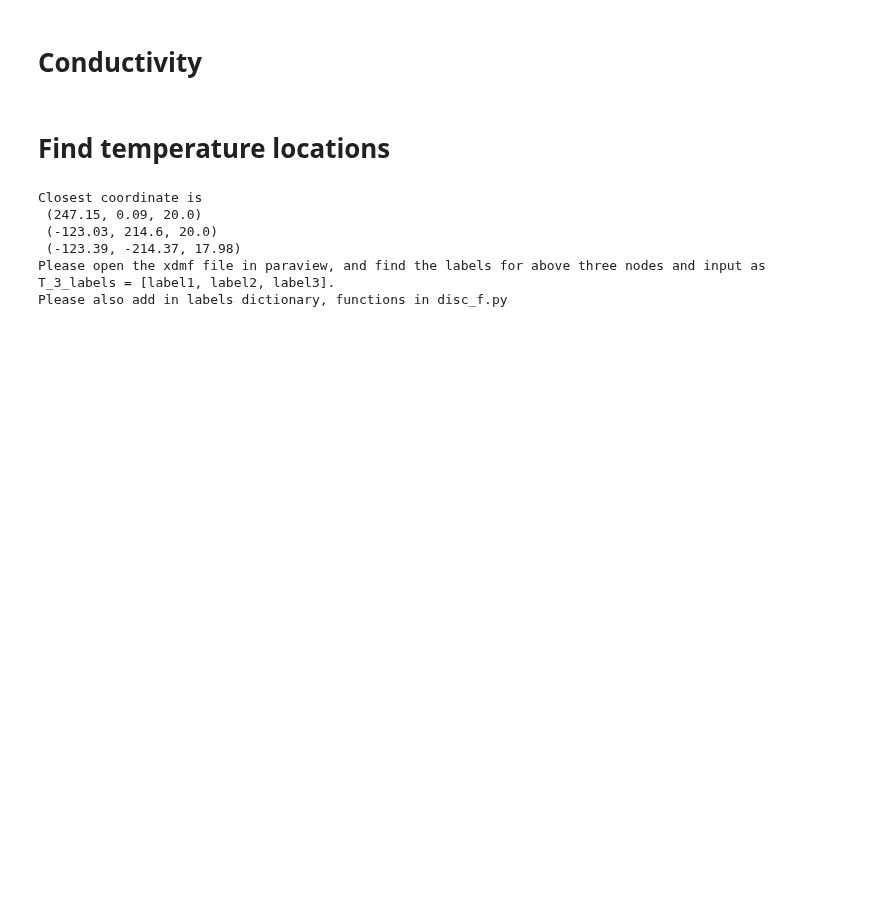
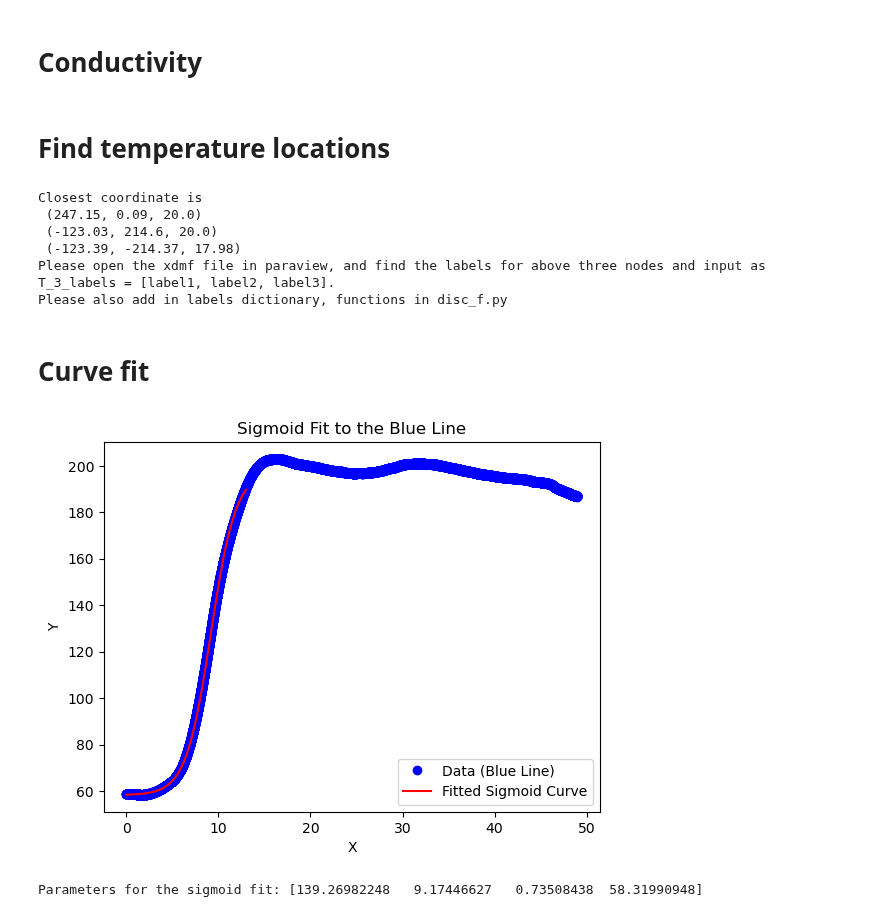
Before and after one commit to yanjun96/thermal_mechanics_fenicsx, a Jupyter notebook: Fun_practice.ipynb, the cells around one changed output. Cells and saved outputs as stored; diff of their text form; code cells hidden in the pictures; blank space fills up the shorter version.

```diff
--- a/Fun_practice.ipynb
+++ b/Fun_practice.ipynb
@@ -746,3 +746,45 @@ Closest coordinate is
 Please open the xdmf file in paraview, and find the labels for above three nodes and input as
 T_3_labels = [label1, label2, label3].
 Please also add in labels dictionary, functions in disc_f.py
+# %% [markdown]
+# Curve fit
+# %%
+import numpy as np
+import matplotlib.pyplot as plt
+from scipy.optimize import curve_fit
+import pandas as pd
+
+df1 = pd.read_csv('/home/yanjun/documents/sim_results/experiment_result.csv')
+T_e_ave = ( df1.iloc[:,1] + df1.iloc[:,3] + df1.iloc[:,5] ) /3
+t_e = np.linspace (0, 49, len(T_e_ave) )
+
+# Example data for the blue line (this should be your actual data)
+x_data = t_e
+y_data = T_e_ave
+
+
+# Define the logistic (sigmoid) function
+def sigmoid(x, L, x0, k, b):
+    return L / (1 + np.exp(-k * (x - x0))) + b
+
+# Fit the sigmoid function to the data
+popt, _ = curve_fit(sigmoid, x_data, y_data, p0=[220, 7, 1, 60])
+
+# Generate points for the fitted curve
+x_fit = np.linspace(0, 13, 100)
+y_fit = sigmoid(x_fit, *popt)
+
+# Plot the original data and the fitted curve
+plt.plot(x_data, y_data, 'bo', label='Data (Blue Line)')
+plt.plot(x_fit, y_fit, 'r-', label='Fitted Sigmoid Curve')
+plt.legend()
+plt.xlabel('X')
+plt.ylabel('Y')
+plt.title('Sigmoid Fit to the Blue Line')
+plt.show()
+
+# Print the parameters of the fit
+print("Parameters for the sigmoid fit:", popt)
+# %% [output]
+[figure, added]
+Parameters for the sigmoid fit: [139.26982248   9.17446627   0.73508438  58.31990948]
```
Also changed, not shown: 5 other files.
